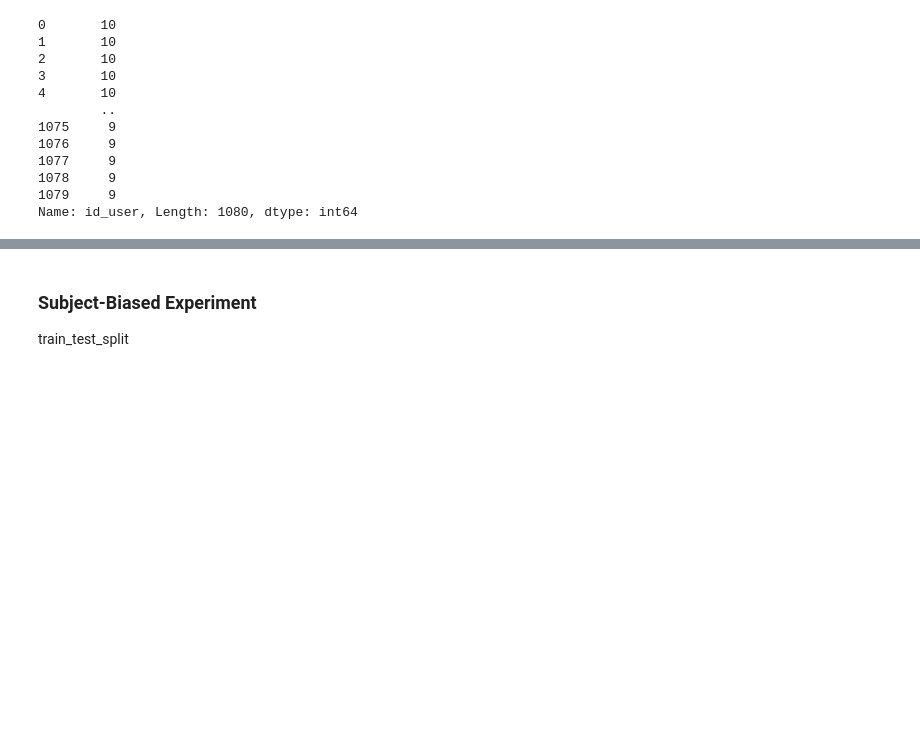
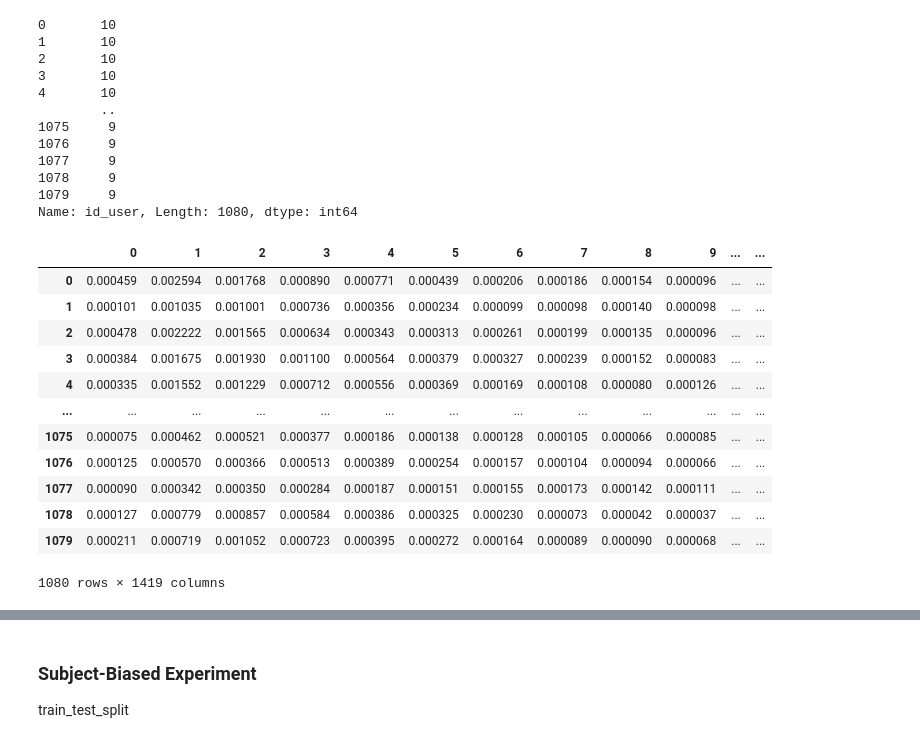
Before and after one commit to Sant0S22/eeg_emotion_recognition, a Jupyter notebook: Modelli.ipynb, the cells around one changed output, grey strips where cells are left out. Drawn from its saved outputs; the diff is of its cells as text; code cells hidden in the pictures; blank space fills up the shorter version.

Commit message:
fix subject indipendent splitting

```diff
--- a/Modelli.ipynb
+++ b/Modelli.ipynb
@@ -65,6 +63,6 @@ Leave One Out Cross Validation
 # %%
-df_indip = df.reset_index()
-groups = df_indip['id_user']
+df_SI = df.reset_index()
+groups = df_SI['id_user']
 # %%
 groups
 # %% [output]
@@ -80,3 +78,21 @@ groups
 1078     9
 1079     9
 Name: id_user, Length: 1080, dtype: int64
+# %%
+X_SI = df_SI.drop(['emotion','id_user','session','video'],axis=1)
+# %%
+X_SI
+# %% [output]
+|  | 0 | 1 | 2 | 3 | 4 | 5 | 6 | 7 | 8 | 9 | ... | ... |
+| 0 | 0.000459 | 0.002594 | 0.001768 | 0.000890 | 0.000771 | 0.000439 | 0.000206 | 0.000186 | 0.000154 | 0.000096 | ... | ... |
+| 1 | 0.000101 | 0.001035 | 0.001001 | 0.000736 | 0.000356 | 0.000234 | 0.000099 | 0.000098 | 0.000140 | 0.000098 | ... | ... |
+| 2 | 0.000478 | 0.002222 | 0.001565 | 0.000634 | 0.000343 | 0.000313 | 0.000261 | 0.000199 | 0.000135 | 0.000096 | ... | ... |
+| 3 | 0.000384 | 0.001675 | 0.001930 | 0.001100 | 0.000564 | 0.000379 | 0.000327 | 0.000239 | 0.000152 | 0.000083 | ... | ... |
+| 4 | 0.000335 | 0.001552 | 0.001229 | 0.000712 | 0.000556 | 0.000369 | 0.000169 | 0.000108 | 0.000080 | 0.000126 | ... | ... |
+| ... | ... | ... | ... | ... | ... | ... | ... | ... | ... | ... | ... | ... |
+| 1075 | 0.000075 | 0.000462 | 0.000521 | 0.000377 | 0.000186 | 0.000138 | 0.000128 | 0.000105 | 0.000066 | 0.000085 | ... | ... |
+| 1076 | 0.000125 | 0.000570 | 0.000366 | 0.000513 | 0.000389 | 0.000254 | 0.000157 | 0.000104 | 0.000094 | 0.000066 | ... | ... |
+| 1077 | 0.000090 | 0.000342 | 0.000350 | 0.000284 | 0.000187 | 0.000151 | 0.000155 | 0.000173 | 0.000142 | 0.000111 | ... | ... |
+| 1078 | 0.000127 | 0.000779 | 0.000857 | 0.000584 | 0.000386 | 0.000325 | 0.000230 | 0.000073 | 0.000042 | 0.000037 | ... | ... |
+| 1079 | 0.000211 | 0.000719 | 0.001052 | 0.000723 | 0.000395 | 0.000272 | 0.000164 | 0.000089 | 0.000090 | 0.000068 | ... | ... |
+1080 rows × 1419 columns
```
Also changed, not shown: parts of 17 cells of this notebook.
